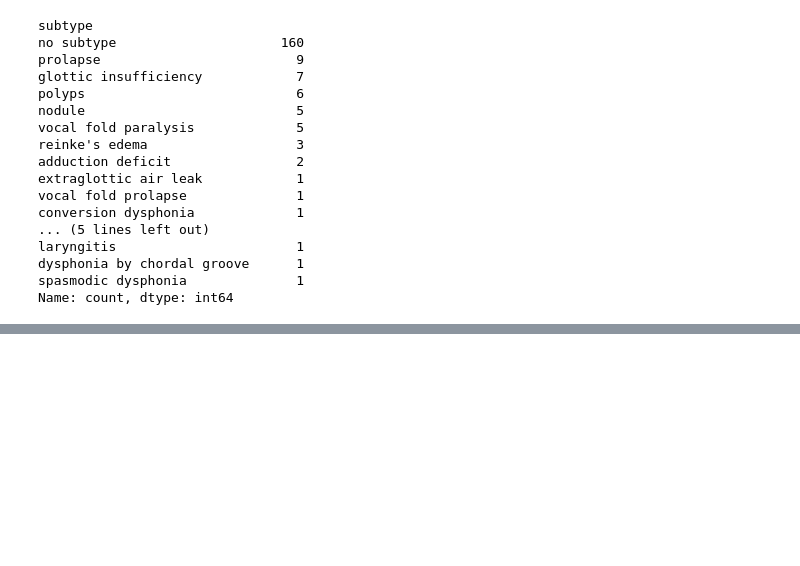
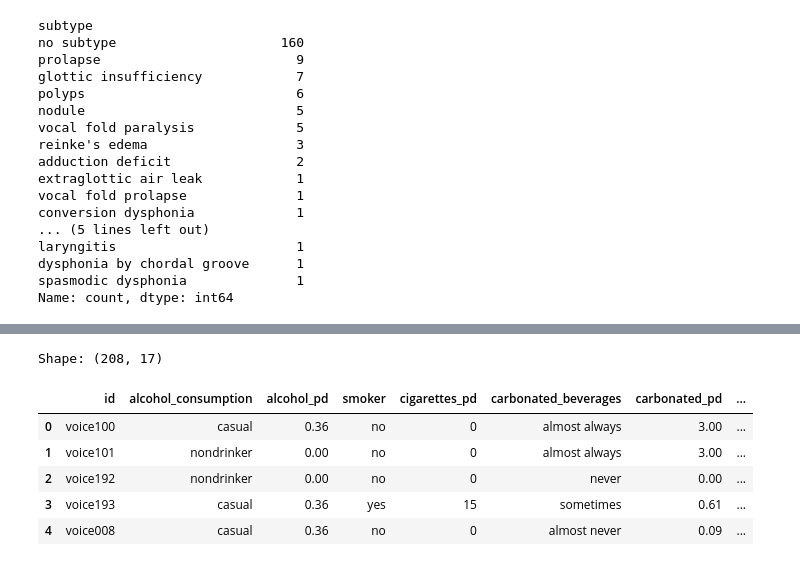
Before and after one commit to alyssahondrade/ml-perspectives-on-voice-disorder-diagnosis, a Jupyter notebook: 02_data_cleaning.ipynb, the cells around one changed output, grey strips where cells are left out. Drawn from its saved outputs; the diff is of its cells as text; code cells hidden in the pictures; blank space fills up the shorter version.

```diff
--- a/02_data_cleaning.ipynb
+++ b/02_data_cleaning.ipynb
@@ -1572,0 +1671,29 @@ clean_num_df.head()
+# %%
+# Rearrange the habits column
+habits_cols = [
+    'id',
+    'alcohol_consumption', 'alcohol_pd',
+    'smoker', 'cigarettes_pd',
+    'carbonated_beverages', 'carbonated_pd',
+    'chocolate', 'chocolate_grams_pd',
+    'coffee', 'coffee_pd',
+    'citrus_fruits', 'citrus_fruits_pd',
+    'soft_cheese', 'soft_cheese_pd',
+    'tomatoes',
+    'water_litres_pd'
+]
+
+# Create dataframe
+habits_df = clean_num_df[habits_cols].copy()
+
+# Display the dataframe
+print(f'Shape: {habits_df.shape}')
+habits_df.head()
+# %% [output]
+Shape: (208, 17)
+|  | id | alcohol_consumption | alcohol_pd | smoker | cigarettes_pd | carbonated_beverages | carbonated_pd | ... |
+| 0 | voice100 | casual | 0.36 | no | 0 | almost always | 3.00 | ... |
+| 1 | voice101 | nondrinker | 0.00 | no | 0 | almost always | 3.00 | ... |
+| 2 | voice192 | nondrinker | 0.00 | no | 0 | never | 0.00 | ... |
+| 3 | voice193 | casual | 0.36 | yes | 15 | sometimes | 0.61 | ... |
+| 4 | voice008 | casual | 0.36 | no | 0 | almost never | 0.09 | ... |
```
Also changed, not shown: parts of 7 cells of this notebook, 3 other files.
